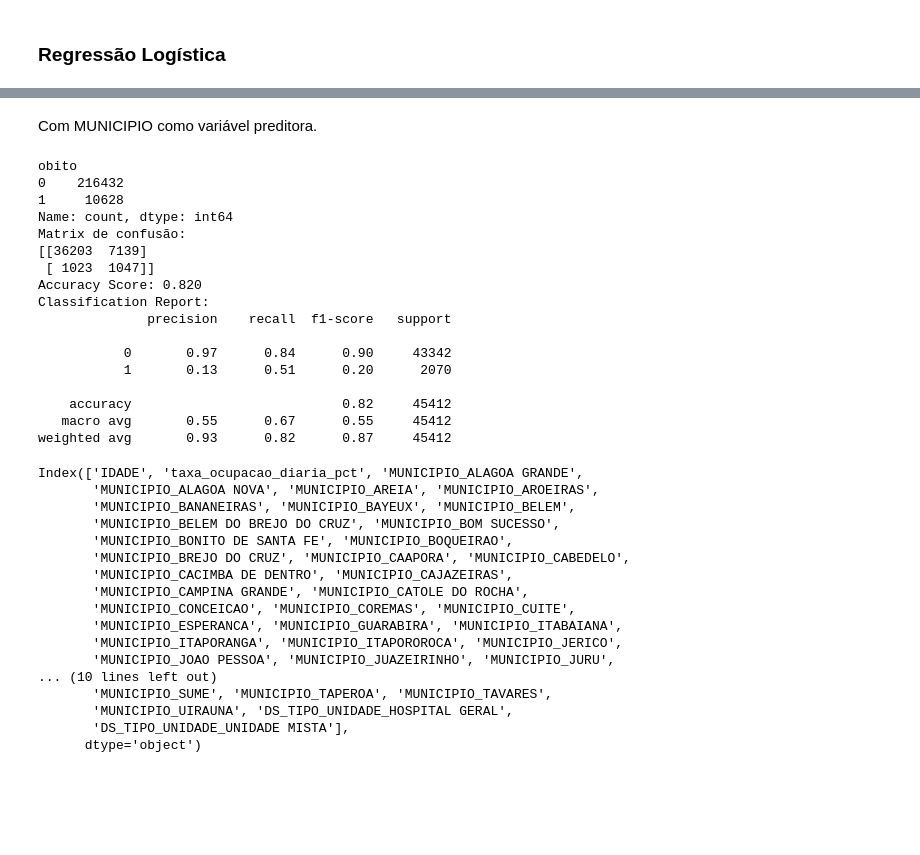
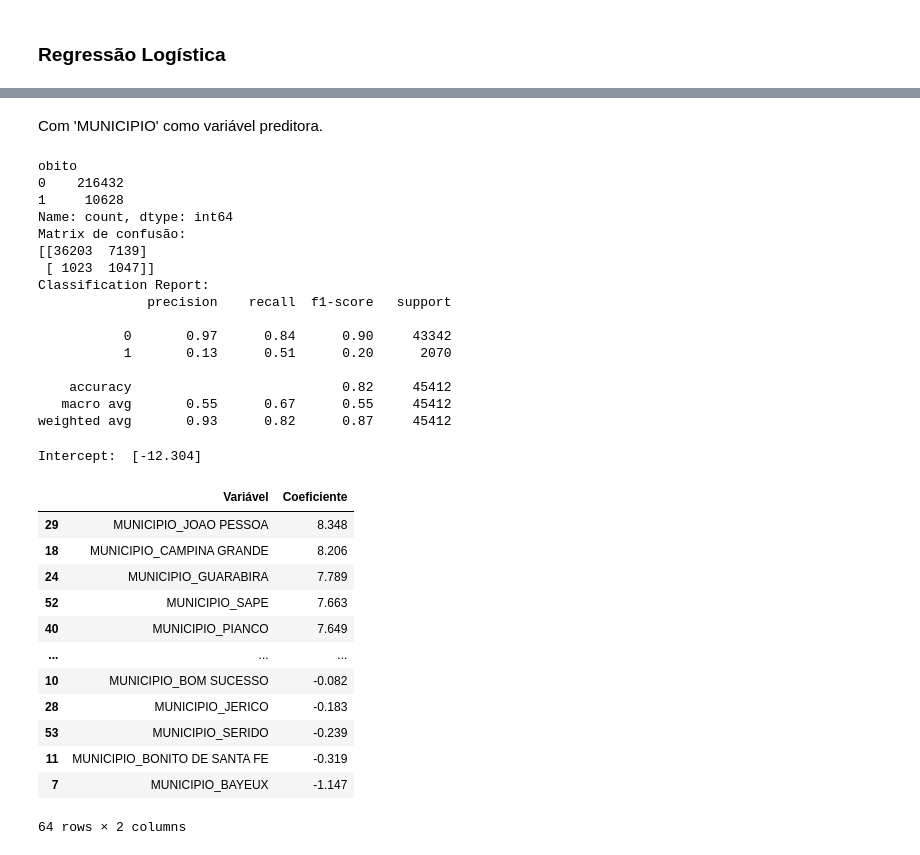
Before and after one commit to ceciliapaiva/analise-superlotacao-hospitais-pb, a Jupyter notebook: relatorio.ipynb, the cells around one changed output, grey strips where cells are left out. Drawn from its saved outputs; the diff is of its cells as text; code cells hidden in the pictures; blank space fills up the shorter version.

```diff
--- a/relatorio.ipynb
+++ b/relatorio.ipynb
@@ -555,9 +555,8 @@ from imblearn.over_sampling import SMOTE
 df_combined = sih_pb_2024.merge(df_ocupacao_diaria, on=['id_cnes', 'mes_ano', 'data'], how='left')
 df_combined = df_combined.dropna(subset=['taxa_ocupacao_diaria_pct'])
 
-x_predictors = df_combined[['DS_TIPO_UNIDADE', 'IDADE', 'taxa_ocupacao_diaria_pct', 'total_leitos_sus']]
+x_predictors = df_combined[['DS_TIPO_UNIDADE', 'IDADE', 'taxa_ocupacao_diaria_pct']]
 y_outcome = df_combined['obito']
-print(y_outcome.value_counts())
 
 # Dummies
 x_pred_dummies = pd.get_dummies(x_predictors, columns=['DS_TIPO_UNIDADE'], drop_first=True)
@@ -582,9 +581,18 @@ y_pred = logistic_regressor.predict(x_test)
 y_pred_proba = logistic_regressor.predict_proba(x_test)
 
 # Avaliando o modelo
+print(y_outcome.value_counts())
 print(f"Matrix de confusão:\n{confusion_matrix(y_test, y_pred)}")
-print(f"Accuracy Score: {accuracy_score(y_test, y_pred):.3f}")
 print(f"Classification Report:\n{classification_report(y_test, y_pred)}")
+
+# Para ver os coeficientes de cada variável
+coef_df = pd.DataFrame({
+    'Variável': x_pred_dummies.columns,
+    'Coeficiente': logistic_regressor.coef_[0].round(3)
+})
+coef_df = coef_df.sort_values(by='Coeficiente', ascending=False)
+print("Intercept: ", logistic_regressor.intercept_.round(3))
+coef_df
 # %% [output]
 obito
 0    216432
@@ -606,9 +620,8 @@ weighted avg       0.95      0.70      0.79     45412
 # %% [markdown]
-Com MUNICIPIO como variável preditora.
+Com 'MUNICIPIO' como variável preditora.
 # %%
 x_predictors = df_combined[['MUNICIPIO', 'DS_TIPO_UNIDADE', 'IDADE', 'taxa_ocupacao_diaria_pct']]
 y_outcome = df_combined['obito']
-print(y_outcome.value_counts())
 
 # Dummies
 x_pred_dummies = pd.get_dummies(x_predictors, columns=['MUNICIPIO', 'DS_TIPO_UNIDADE'], drop_first=True)
@@ -626,7 +639,7 @@ smote = SMOTE(random_state=0)
 x_train_balanced, y_train_balanced = smote.fit_resample(x_train, y_train)
 
 # Treinando o modelo
-logistic_regressor = LogisticRegression(class_weight='balanced', max_iter=1000)
+logistic_regressor = LogisticRegression(class_weight='balanced', max_iter=2000)
 logistic_regressor.fit(x_train_balanced, y_train_balanced)
 
 # Previsao
@@ -634,8 +647,8 @@ y_pred = logistic_regressor.predict(x_test)
 y_pred_proba = logistic_regressor.predict_proba(x_test)
 
 # Avaliando o modelo
+print(y_outcome.value_counts())
 print(f"Matrix de confusão:\n{confusion_matrix(y_test, y_pred)}")
-print(f"Accuracy Score: {accuracy_score(y_test, y_pred):.3f}")
 print(f"Classification Report:\n{classification_report(y_test, y_pred)}")
 # %% [output]
 obito
@@ -645,7 +658,6 @@ Name: count, dtype: int64
 Matrix de confusão:
 [[36203  7139]
  [ 1023  1047]]
-Accuracy Score: 0.820
 Classification Report:
               precision    recall  f1-score   support
 
@@ -655,23 +667,27 @@ Classification Report:
     accuracy                           0.82     45412
    macro avg       0.55      0.67      0.55     45412
 weighted avg       0.93      0.82      0.87     45412
-# %%
-x_pred_dummies.columns
-# %% [output]
-Index(['IDADE', 'taxa_ocupacao_diaria_pct', 'MUNICIPIO_ALAGOA GRANDE',
-       'MUNICIPIO_ALAGOA NOVA', 'MUNICIPIO_AREIA', 'MUNICIPIO_AROEIRAS',
-       'MUNICIPIO_BANANEIRAS', 'MUNICIPIO_BAYEUX', 'MUNICIPIO_BELEM',
-       'MUNICIPIO_BELEM DO BREJO DO CRUZ', 'MUNICIPIO_BOM SUCESSO',
-       'MUNICIPIO_BONITO DE SANTA FE', 'MUNICIPIO_BOQUEIRAO',
-       'MUNICIPIO_BREJO DO CRUZ', 'MUNICIPIO_CAAPORA', 'MUNICIPIO_CABEDELO',
-       'MUNICIPIO_CACIMBA DE DENTRO', 'MUNICIPIO_CAJAZEIRAS',
-       'MUNICIPIO_CAMPINA GRANDE', 'MUNICIPIO_CATOLE DO ROCHA',
-       'MUNICIPIO_CONCEICAO', 'MUNICIPIO_COREMAS', 'MUNICIPIO_CUITE',
-       'MUNICIPIO_ESPERANCA', 'MUNICIPIO_GUARABIRA', 'MUNICIPIO_ITABAIANA',
-       'MUNICIPIO_ITAPORANGA', 'MUNICIPIO_ITAPOROROCA', 'MUNICIPIO_JERICO',
-       'MUNICIPIO_JOAO PESSOA', 'MUNICIPIO_JUAZEIRINHO', 'MUNICIPIO_JURU',
-... (10 lines left out)
-       'MUNICIPIO_SUME', 'MUNICIPIO_TAPEROA', 'MUNICIPIO_TAVARES',
-       'MUNICIPIO_UIRAUNA', 'DS_TIPO_UNIDADE_HOSPITAL GERAL',
-       'DS_TIPO_UNIDADE_UNIDADE MISTA'],
-      dtype='object')
+# %%
+# Para ver os coeficientes de cada variável
+coef_df = pd.DataFrame({
+    'Variável': x_pred_dummies.columns,
+    'Coeficiente': logistic_regressor.coef_[0].round(3)
+})
+coef_df = coef_df.sort_values(by='Coeficiente', ascending=False)
+print("Intercept: ", logistic_regressor.intercept_.round(3))
+coef_df
+# %% [output]
+Intercept:  [-12.304]
+|  | Variável | Coeficiente |
+| 29 | MUNICIPIO_JOAO PESSOA | 8.348 |
+| 18 | MUNICIPIO_CAMPINA GRANDE | 8.206 |
+| 24 | MUNICIPIO_GUARABIRA | 7.789 |
+| 52 | MUNICIPIO_SAPE | 7.663 |
+| 40 | MUNICIPIO_PIANCO | 7.649 |
+| ... | ... | ... |
+| 10 | MUNICIPIO_BOM SUCESSO | -0.082 |
+| 28 | MUNICIPIO_JERICO | -0.183 |
+| 53 | MUNICIPIO_SERIDO | -0.239 |
+| 11 | MUNICIPIO_BONITO DE SANTA FE | -0.319 |
+| 7 | MUNICIPIO_BAYEUX | -1.147 |
+64 rows × 2 columns
```
Also changed, not shown: parts of 6 cells of this notebook.
